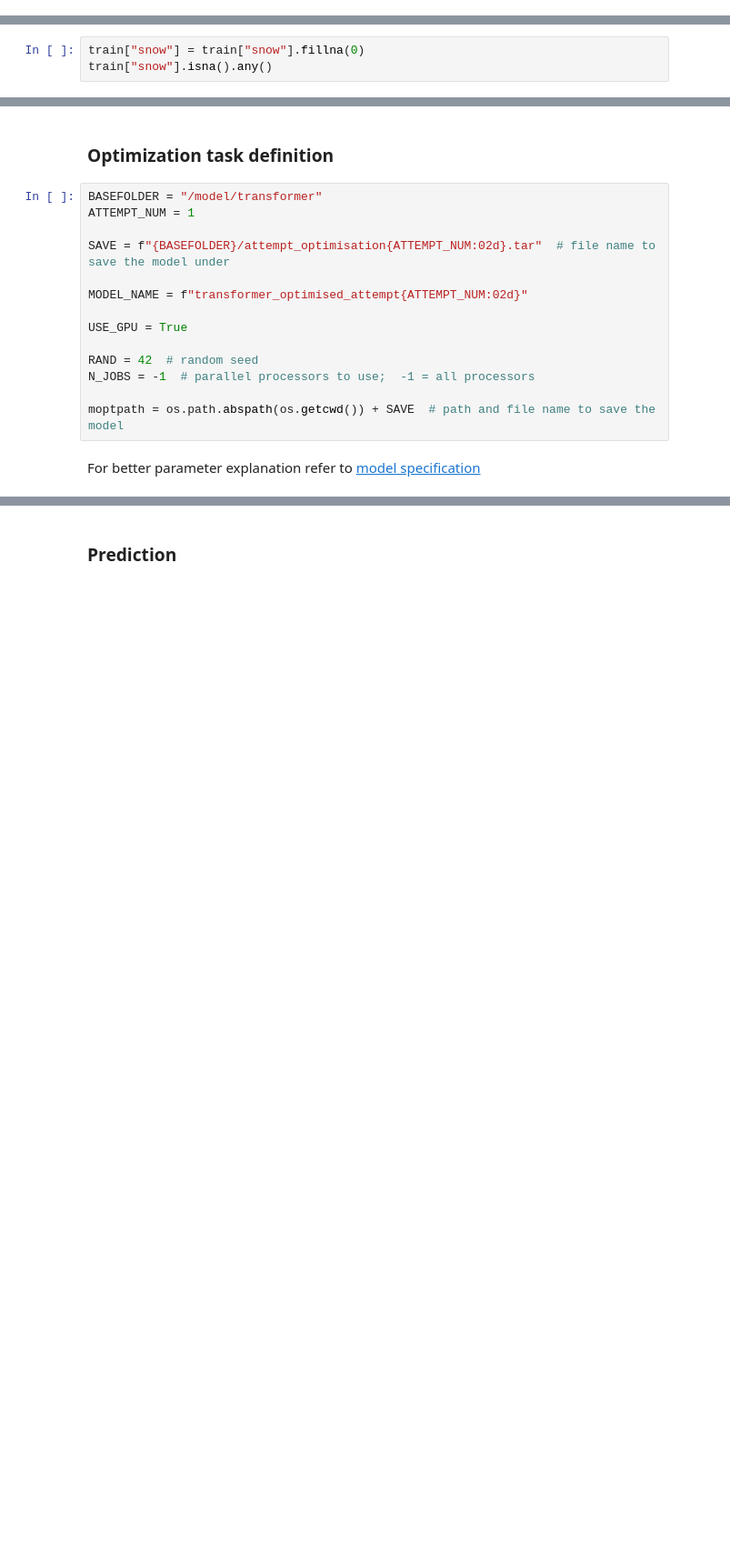
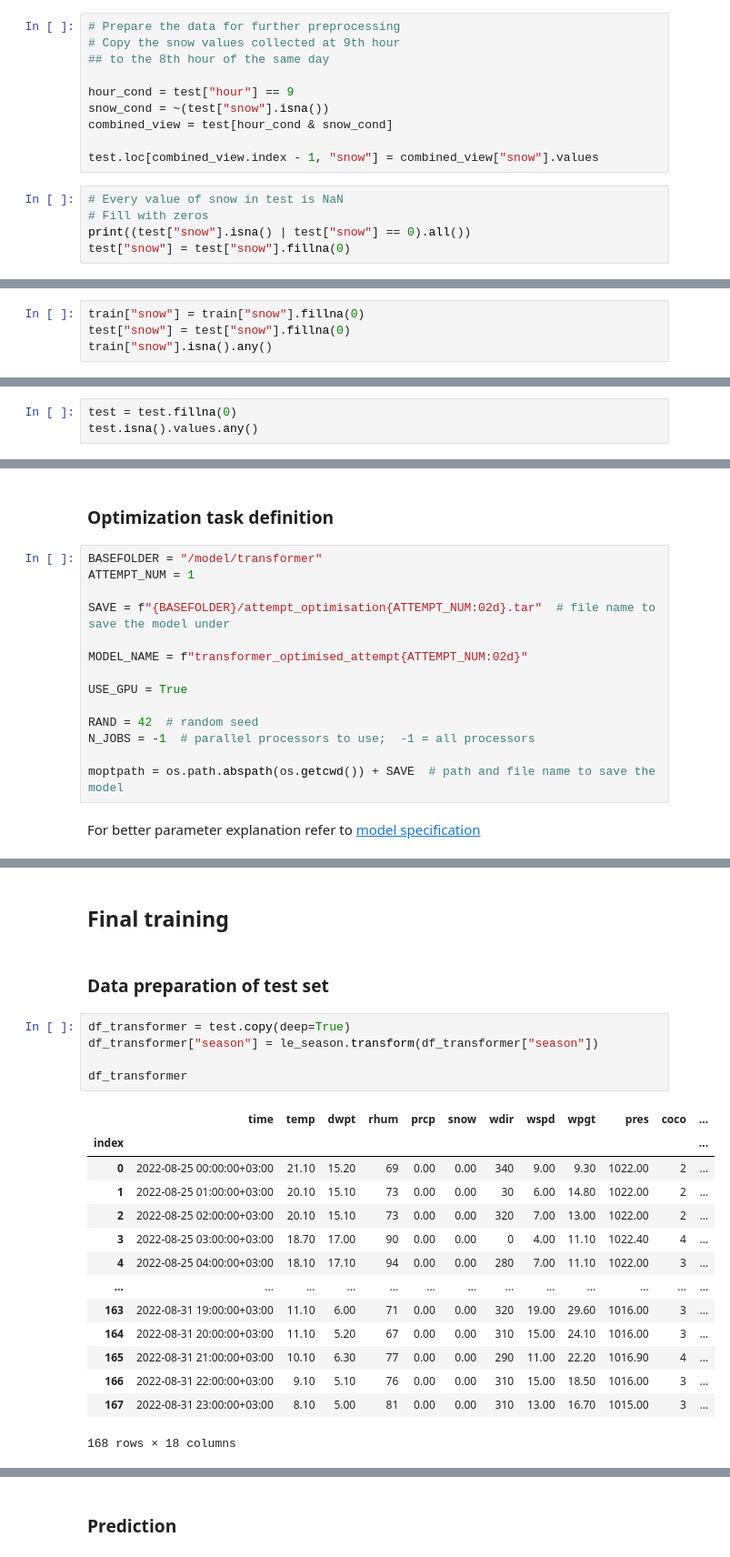
Before and after one commit to Kairixir/ml-tartu-electricity-prediciton, a Jupyter notebook: ML_Project.ipynb, the cells around one changed output, grey strips where cells are left out. Shown at 91% size. Saved outputs shown, nothing was run; the diff lists cells and outputs as text; blank space fills up the shorter version.

```diff
--- a/ML_Project.ipynb
+++ b/ML_Project.ipynb
@@ -431,3 +438,18 @@ For better differentiation I will copy the measured data throughout the whole da
 For the following code to work I am making an assumption the data is perfect. Specifically, that there is no time input missing in the whole dataset.
 
 I have not check the assumption yet. It is necessary to do so.
+# %%
+# Prepare the data for further preprocessing
+# Copy the snow values collected at 9th hour
+## to the 8th hour of the same day
+
+hour_cond = test["hour"] == 9
+snow_cond = ~(test["snow"].isna())
+combined_view = test[hour_cond & snow_cond]
+
+test.loc[combined_view.index - 1, "snow"] = combined_view["snow"].values
+# %%
+# Every value of snow in test is NaN
+# Fill with zeros
+print((test["snow"].isna() | test["snow"] == 0).all())
+test["snow"] = test["snow"].fillna(0)
@@ -478,6 +502,7 @@ It seems my magic works!
 Now let's impute the rest of NaNs with zeros.
 # %%
 train["snow"] = train["snow"].fillna(0)
+test["snow"] = test["snow"].fillna(0)
 train["snow"].isna().any()
 # %% [output]
 False
@@ -569,3 +589,6 @@ train = train.fillna(0)
 train.isna().values.any()
 # %% [output]
 False
+# %%
+test = test.fillna(0)
+test.isna().values.any()
@@ -1107,0 +1211,24 @@ os.environ["SLURM_NTASKS_PER_NODE"] = "2"
+# %% [markdown]
+## Final training
+# %% [markdown]
+### Data preparation of test set
+# %%
+df_transformer = test.copy(deep=True)
+df_transformer["season"] = le_season.transform(df_transformer["season"])
+
+df_transformer
+# %% [output]
+|  | time | temp | dwpt | rhum | prcp | snow | wdir | wspd | wpgt | pres | coco | ... |
+| index |  |  |  |  |  |  |  |  |  |  |  | ... |
+| 0 | 2022-08-25 00:00:00+03:00 | 21.10 | 15.20 | 69 | 0.00 | 0.00 | 340 | 9.00 | 9.30 | 1022.00 | 2 | ... |
+| 1 | 2022-08-25 01:00:00+03:00 | 20.10 | 15.10 | 73 | 0.00 | 0.00 | 30 | 6.00 | 14.80 | 1022.00 | 2 | ... |
+| 2 | 2022-08-25 02:00:00+03:00 | 20.10 | 15.10 | 73 | 0.00 | 0.00 | 320 | 7.00 | 13.00 | 1022.00 | 2 | ... |
+| 3 | 2022-08-25 03:00:00+03:00 | 18.70 | 17.00 | 90 | 0.00 | 0.00 | 0 | 4.00 | 11.10 | 1022.40 | 4 | ... |
+| 4 | 2022-08-25 04:00:00+03:00 | 18.10 | 17.10 | 94 | 0.00 | 0.00 | 280 | 7.00 | 11.10 | 1022.00 | 3 | ... |
+| ... | ... | ... | ... | ... | ... | ... | ... | ... | ... | ... | ... | ... |
+| 163 | 2022-08-31 19:00:00+03:00 | 11.10 | 6.00 | 71 | 0.00 | 0.00 | 320 | 19.00 | 29.60 | 1016.00 | 3 | ... |
+| 164 | 2022-08-31 20:00:00+03:00 | 11.10 | 5.20 | 67 | 0.00 | 0.00 | 310 | 15.00 | 24.10 | 1016.00 | 3 | ... |
+| 165 | 2022-08-31 21:00:00+03:00 | 10.10 | 6.30 | 77 | 0.00 | 0.00 | 290 | 11.00 | 22.20 | 1016.90 | 4 | ... |
+| 166 | 2022-08-31 22:00:00+03:00 | 9.10 | 5.10 | 76 | 0.00 | 0.00 | 310 | 15.00 | 18.50 | 1016.00 | 3 | ... |
+| 167 | 2022-08-31 23:00:00+03:00 | 8.10 | 5.00 | 81 | 0.00 | 0.00 | 310 | 13.00 | 16.70 | 1015.00 | 3 | ... |
+168 rows × 18 columns
```
Also changed, not shown: parts of 47 cells of this notebook, 28 other files.
